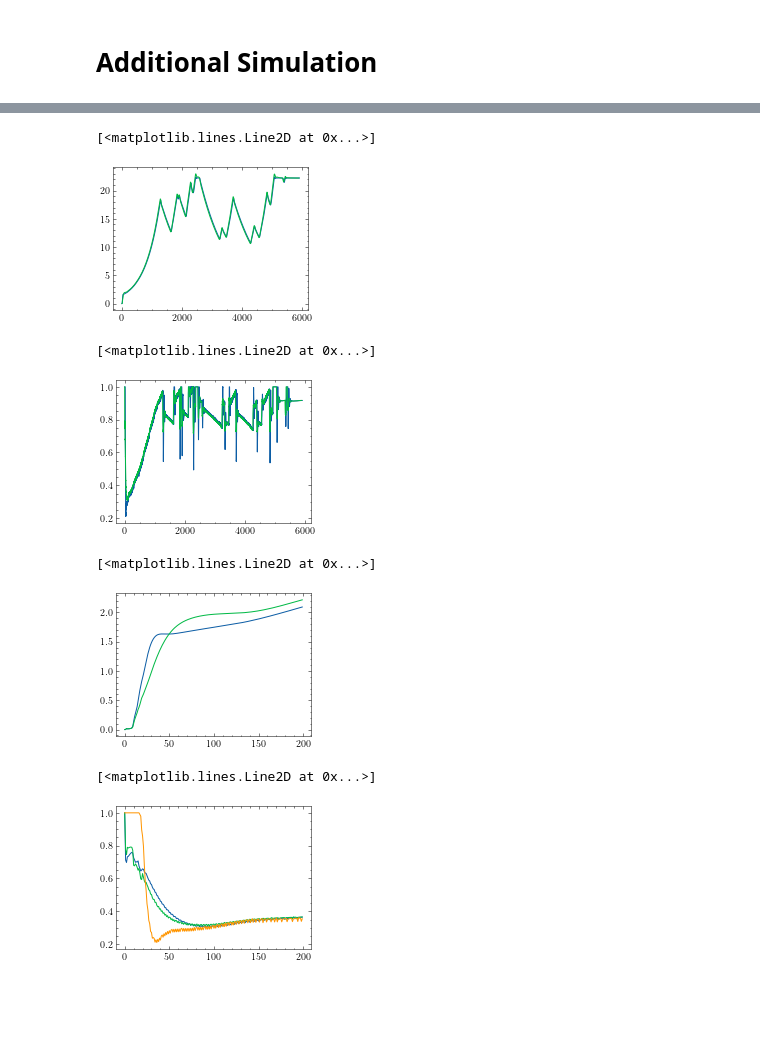
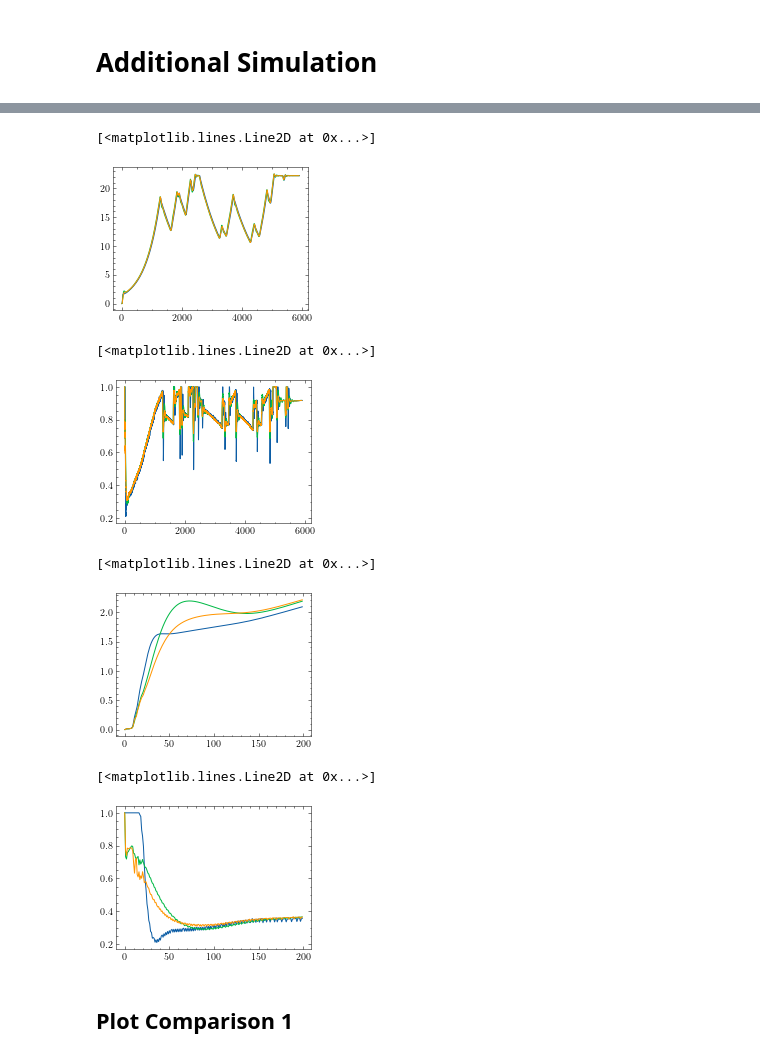
Before and after one commit to fadamsyah/longitudinal-control-based-nature-inspired-optimization, a Jupyter notebook: PID Tuning/Analysis/Analysis.ipynb, the cells around one changed output, grey strips where cells are left out. Drawn from its saved outputs; the diff is of its cells as text; code cells hidden in the pictures; blank space fills up the shorter version.

```diff
--- a/PID Tuning/Analysis/Analysis.ipynb
+++ b/PID Tuning/Analysis/Analysis.ipynb
@@ -361,26 +391,31 @@ df_summary
 # %%
 plt.plot(df110.speed)
+plt.plot(df220.speed)
 plt.plot(df310.speed)
 # %% [output]
 [<matplotlib.lines.Line2D at 0x...>]
-[figure, old version]
+[figure, new version]
 # %%
 plt.plot(df110.throttle[:])
+plt.plot(df220.throttle[:])
 plt.plot(df310.throttle[:])
 # %% [output]
 [<matplotlib.lines.Line2D at 0x...>]
-[figure, old version]
+[figure, new version]
 # %%
 plt.plot(df110.speed[:200])
+plt.plot(df220.speed[:200])
 plt.plot(df310.speed[:200])
 # %% [output]
 [<matplotlib.lines.Line2D at 0x...>]
-[figure, old version]
+[figure, new version]
 # %%
-plt.plot(df240.throttle[:200])
+plt.plot(df110.throttle[:200])
+plt.plot(df220.throttle[:200])
 plt.plot(df310.throttle[:200])
-plt.plot(df110.throttle[:200])
 # plt.ylim(0.2, 0.5)
 # %% [output]
 [<matplotlib.lines.Line2D at 0x...>]
-[figure, old version]
+[figure, new version]
+# %% [markdown]
+## Plot Comparison 1
```
Also changed, not shown: parts of 18 cells of this notebook, 9 other files.
